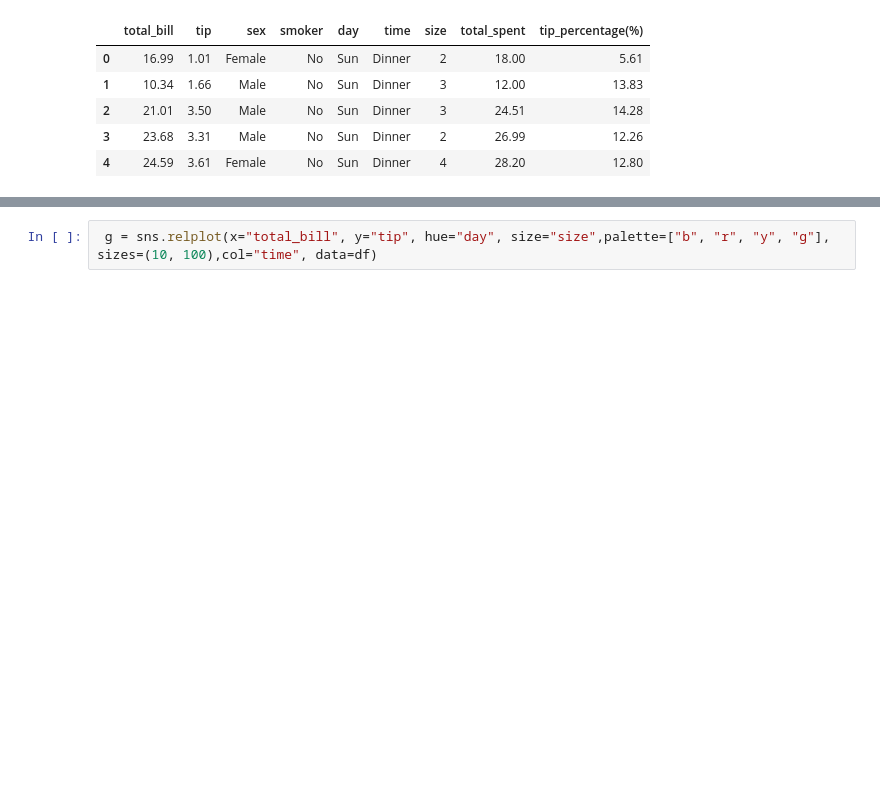
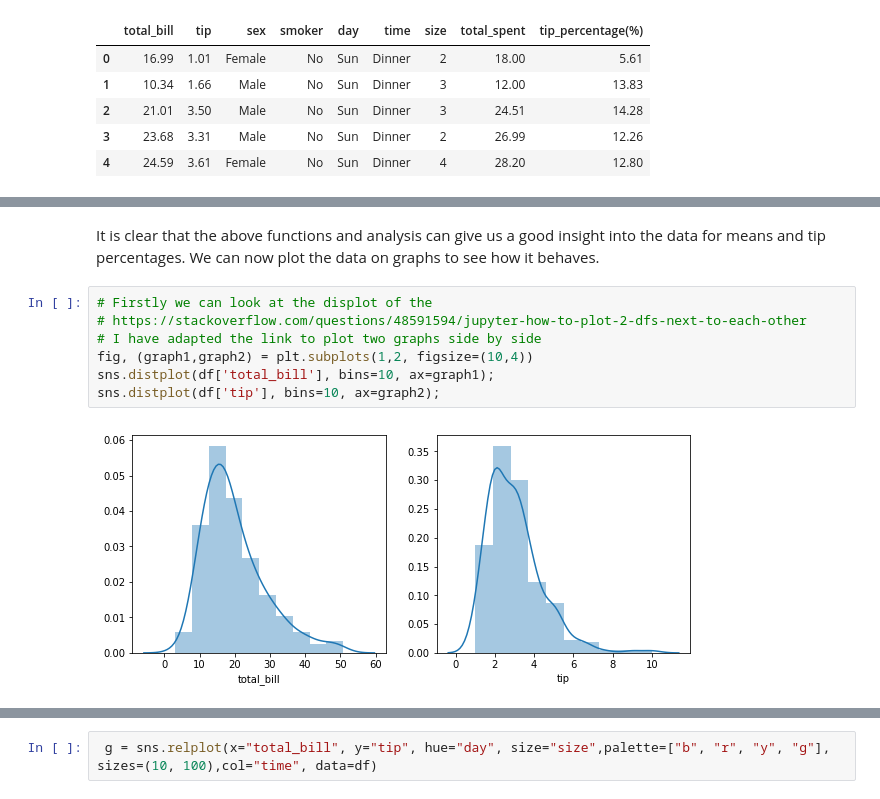
Before and after one commit to EoghanDelaney/FoDA_Assessment_2019, a Jupyter notebook: Assessment.ipynb, the cells around one changed output, grey strips where cells are left out. Drawn from its saved outputs; the diff is of its cells as text; blank space fills up the shorter version.

```diff
--- a/Assessment.ipynb
+++ b/Assessment.ipynb
@@ -181 +187,12 @@ sns.distplot(df['tip_percentage(%)'], bins=10);
+# %% [markdown]
+It is clear that the above functions and analysis can give us a good insight into the data for means and tip percentages. We can now plot the data on graphs to see how it behaves.
+# %%
+# Firstly we can look at the displot of the
+# https://stackoverflow.com/questions/48591594/jupyter-how-to-plot-2-dfs-next-to-each-other
+# I have adapted the link to plot two graphs side by side
+fig, (graph1,graph2) = plt.subplots(1,2, figsize=(10,4))
+sns.distplot(df['total_bill'], bins=10, ax=graph1);
+sns.distplot(df['tip'], bins=10, ax=graph2);
+# %% [output]
+[figure, added]
 # %%
```
Also changed, not shown: parts of 22 cells of this notebook.
